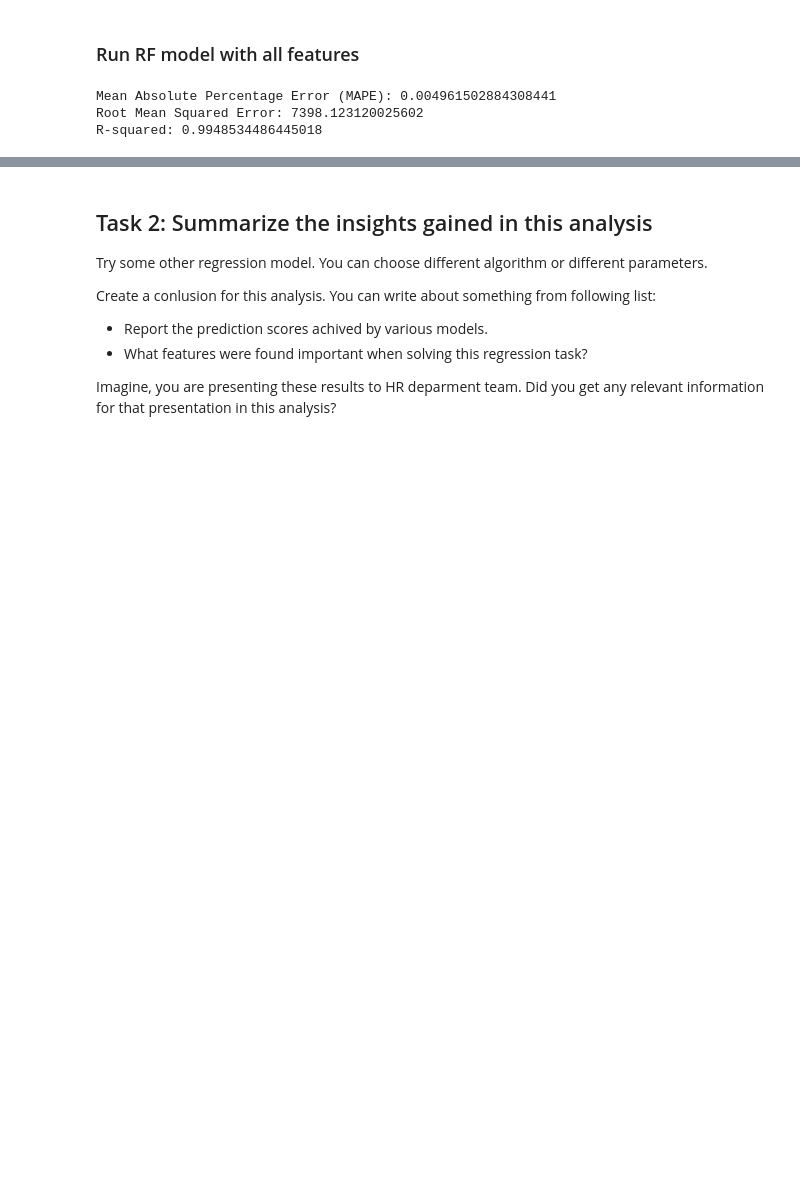
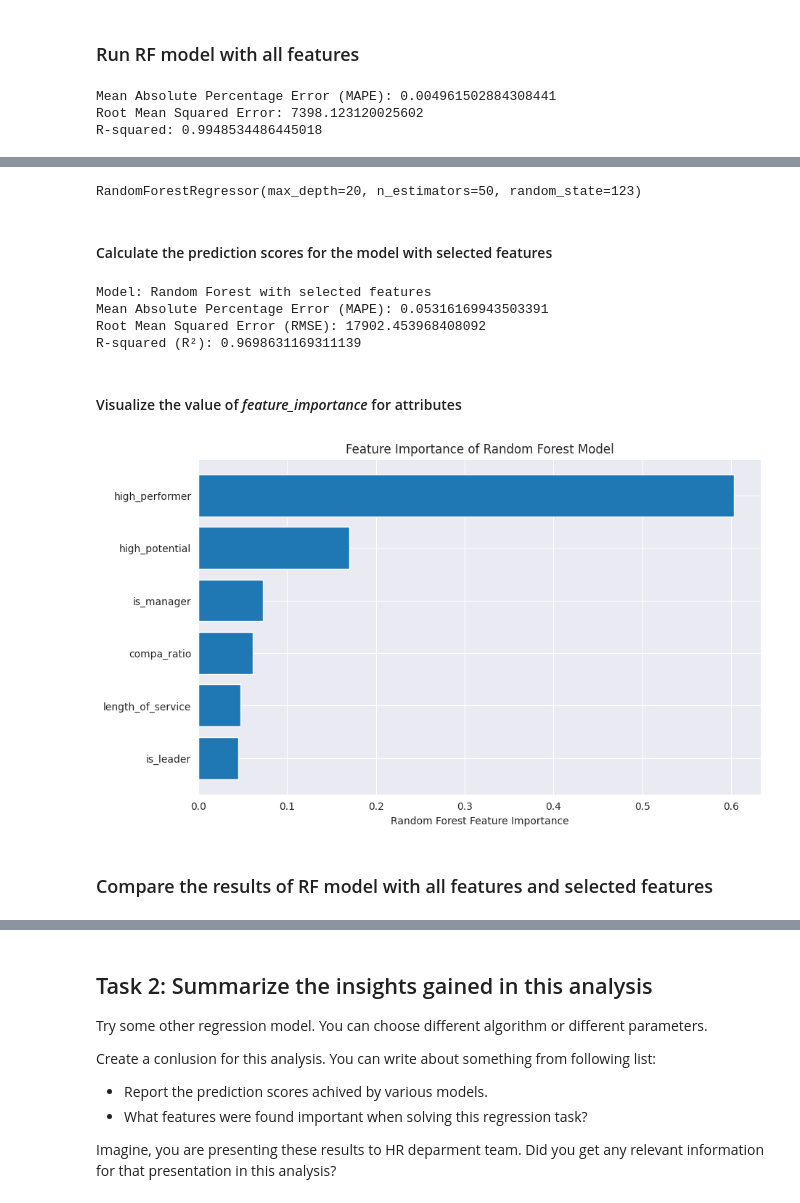
Before and after one commit to SLI0124/strojove-uceni, a Jupyter notebook: tasks/task7.ipynb, the cells around one changed output, grey strips where cells are left out. Saved outputs shown, nothing was run; the diff lists cells and outputs as text; code cells hidden in the pictures; blank space fills up the shorter version.

```diff
--- a/tasks/task7.ipynb
+++ b/tasks/task7.ipynb
@@ -455,0 +474,3 @@ R-squared: 0.9948534486445018
+# %%
+rf_all = RandomForestRegressor(n_estimators=50, max_depth=20, random_state=123)
+rf_all.fit(X_train, y_train)
@@ -455,0 +495,12 @@ R-squared: 0.9948534486445018
+# %%
+# Get the list of selected features
+rf_importance = rf.feature_importances_
+rf_selected = []
+
+for i in range(len(rf_importance)):
+    if rf_importance[i] > 0.01:
+        rf_selected.append((X_train.columns[i], rf_importance[i]))
+
+# print them in sorted order
+for feature, importance in sorted(rf_selected, key=lambda x: x[1], reverse=True):
+    print(feature, importance)
@@ -455,0 +520,10 @@ R-squared: 0.9948534486445018
+# %%
+rf_selected_features = [feature for feature, _ in rf_selected]
+
+rf_selected = RandomForestRegressor(n_estimators=50, max_depth=20, random_state=123)
+
+rf_selected.fit(X_train[rf_selected_features], y_train)
+# %% [output]
+RandomForestRegressor(max_depth=20, n_estimators=50, random_state=123)
+# %% [markdown]
+#### Calculate the prediction scores for the model with selected features
@@ -455,0 +533,24 @@ R-squared: 0.9948534486445018
+# %%
+rmse, r2, mape = evaluate_model(y_test, y_pred_rf_sel)
+print_model_scores("Random Forest with selected features", rmse, r2, mape)
+# %% [output]
+Model: Random Forest with selected features
+Mean Absolute Percentage Error (MAPE): 0.05316169943503391
+Root Mean Squared Error (RMSE): 17902.453968408092
+R-squared (R²): 0.9698631169311139
+# %% [markdown]
+#### Visualize the value of *feature_importance* for attributes
+# %%
+# Sort the features by importance
+sorted_idx = rf_selected.feature_importances_.argsort()
+
+# Plot the feature importance of the model
+plt.figure(figsize=(10, 6))
+plt.barh(X_train.columns[sorted_idx], rf_selected.feature_importances_[sorted_idx])
+plt.xlabel("Random Forest Feature Importance")
+plt.title("Feature Importance of Random Forest Model")
+plt.show()
+# %% [output]
+[figure, added]
+# %% [markdown]
+### Compare the results of RF model with all features and selected features
```
Also changed, not shown: parts of 25 cells of this notebook.
